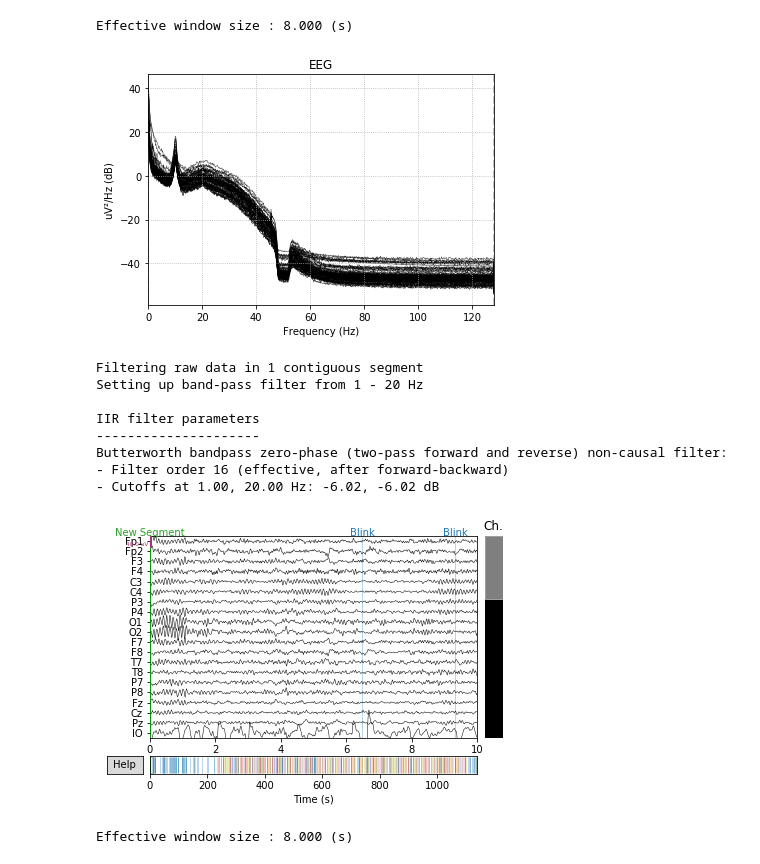
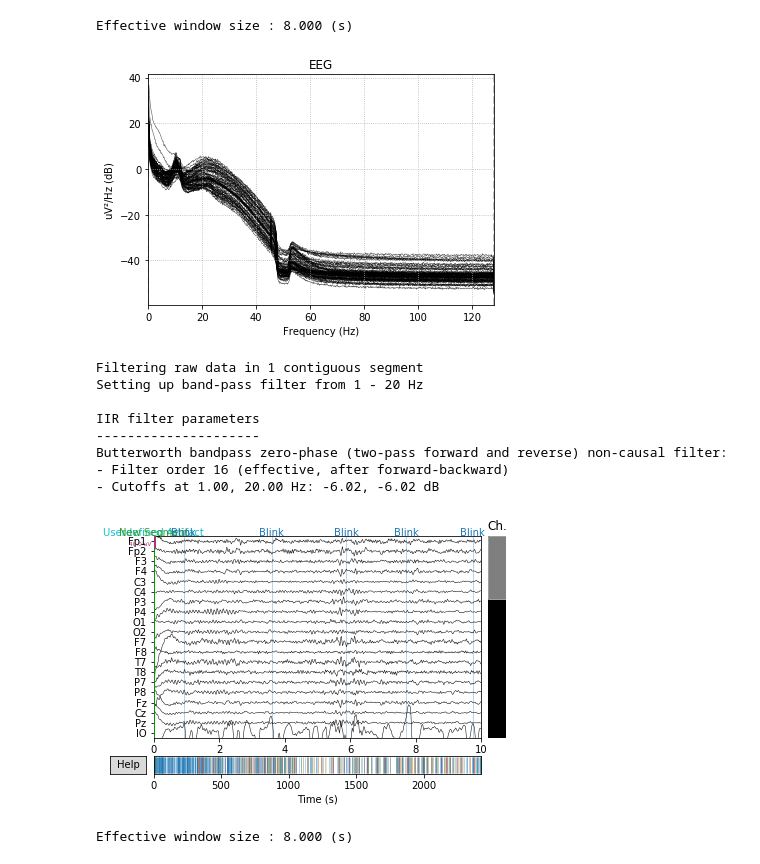
Before and after one commit to ambisinistra/thesis_materials, a Jupyter notebook: Diploma LieClassifier V1 smoothing_applied.ipynb, the cells around one changed output. Drawn from its saved outputs; the diff is of its cells as text; code cells hidden in the pictures.

```diff
--- a/Diploma LieClassifier V1 smoothing_applied.ipynb
+++ b/Diploma LieClassifier V1 smoothing_applied.ipynb
@@ -23,12 +27,13 @@ os.getcwd()
 # %%
 directory = '/home/ambisinistra/workspace/EEG/RAW/edf/'
+
+eeg_samples = []
 
 for root, dirs, files in os.walk(directory):
     print (root)
     for file in files:
         if (file.split('.')[-1] == 'edf'):
-            raw = read_raw_edf(root + file, preload = True)
-            break
+            eeg_samples.append(read_raw_edf(root + '/' + file, preload = True))
 # %% [output]
 /home/ambisinistra/workspace/EEG/RAW/edf/
 Extracting EDF parameters from /home/ambisinistra/workspace/EEG/RAW/edf/Bondarenko_27_09_16_Edit Markers.edf...
@@ -39,9 +94,10 @@ Reading 0 ... 292095  =      0.000 ...  1140.996 secs...
 # %%
+raw = eeg_samples[13]
 _ = raw.plot_psd()
 #[raw.plot_psd(picks=i) for i in raw.ch_names]
 # %% [output]
 Effective window size : 8.000 (s)
-[figure, old version]
+[figure, new version]
 # %%
 raw.filter(1, 20, method = "iir")
 _ = raw.plot()
@@ -54,7 +110,7 @@ IIR filter parameters
 Butterworth bandpass zero-phase (two-pass forward and reverse) non-causal filter:
 - Filter order 16 (effective, after forward-backward)
 - Cutoffs at 1.00, 20.00 Hz: -6.02, -6.02 dB
-[figure, old version]
+[figure, new version]
 # %%
 _ = raw.plot_psd()
 # %% [output]
```
Also changed, not shown: parts of 14 cells of this notebook.
